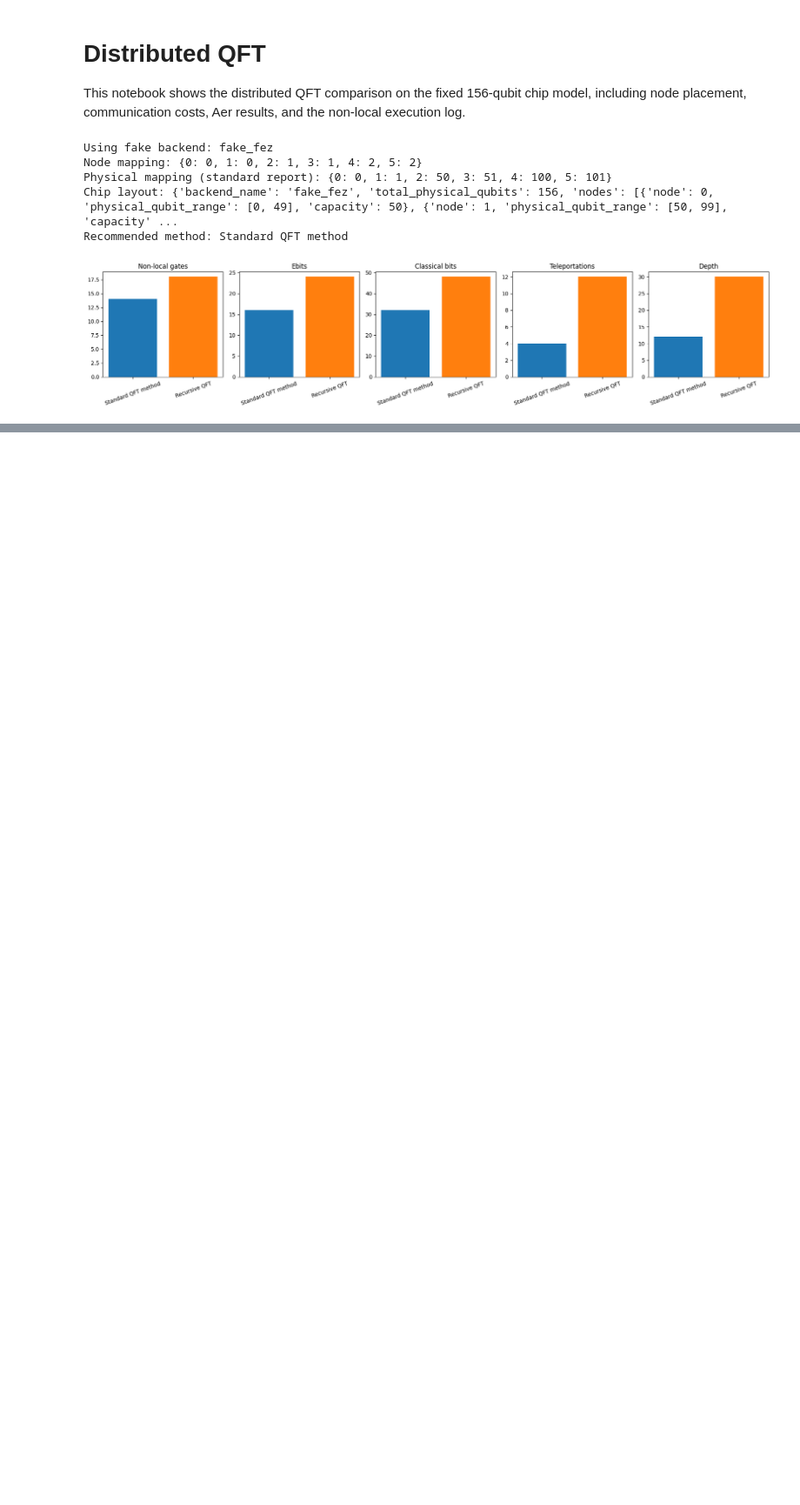
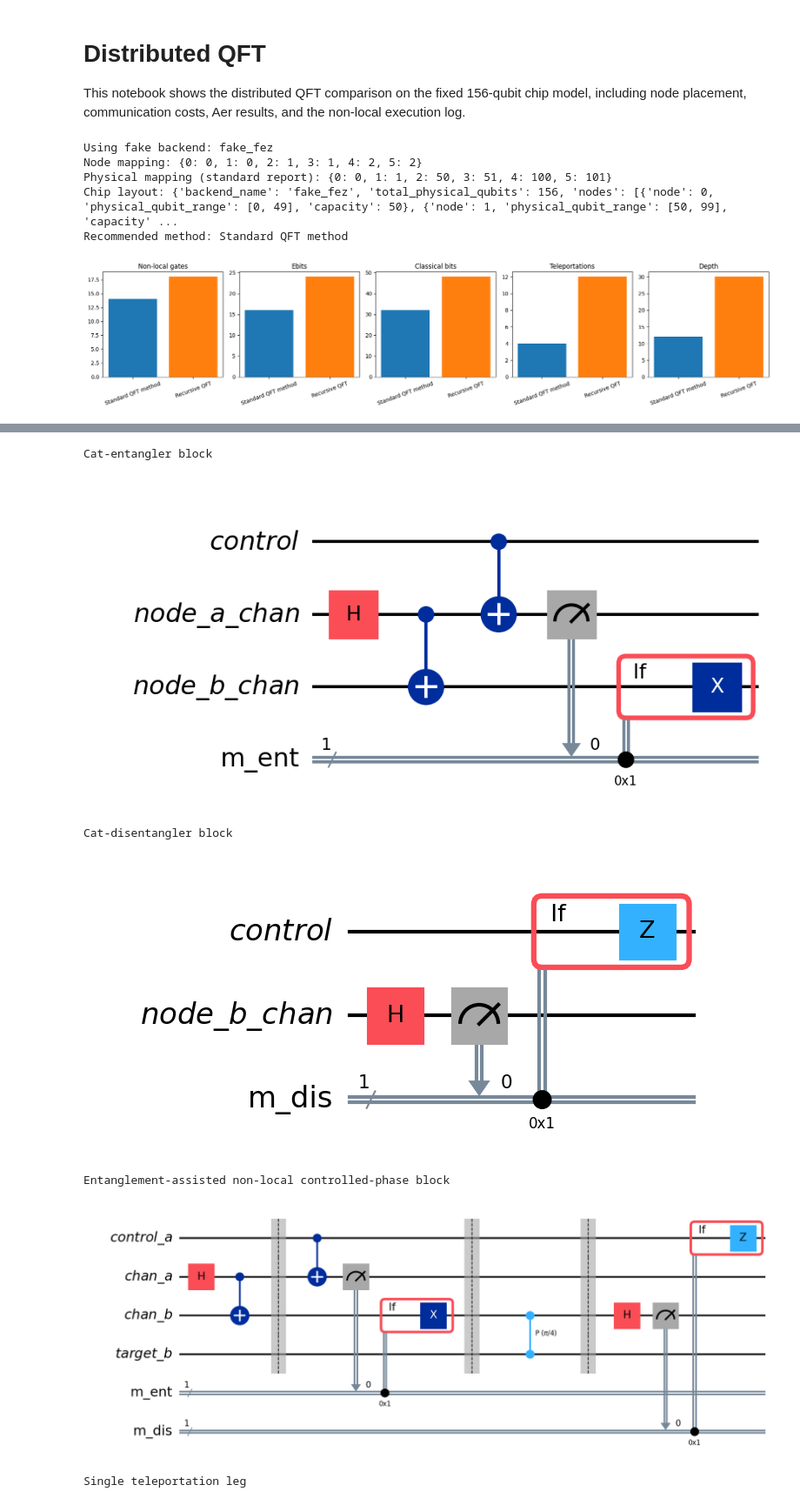
Before and after one commit to QuantumFourier/qft, a Jupyter notebook: distributed_qft/distributed_qft_notebook.ipynb, the cells around one changed output, grey strips where cells are left out. Shown at 87% size. Saved outputs shown, nothing was run; the diff lists cells and outputs as text; code cells hidden in the pictures; blank space fills up the shorter version.

Commit message:
non-local control and teleportation subcircuits added

```diff
--- a/distributed_qft/distributed_qft_notebook.ipynb
+++ b/distributed_qft/distributed_qft_notebook.ipynb
@@ -198,3 +207,17 @@ Non-local execution log for Standard QFT method:
   Step 30: cp on qubits [5, 0] across nodes [2, 0] -> Create a distributed control block from node 2 to node 0, then apply cp on the target node.
   Step 33: swap on qubits [1, 2] across nodes [0, 1] -> Implement swap between node 0 and node 1 using teleportation.
   Step 35: swap on qubits [3, 4] across nodes [1, 2] -> Implement swap between node 1 and node 2 using teleportation.
+# %%
+show_circuit(build_cat_entangler_block(), "Cat-entangler block")
+show_circuit(build_cat_disentangler_block(), "Cat-disentangler block")
+show_circuit(build_nonlocal_controlled_phase_demo(), "Entanglement-assisted non-local controlled-phase block")
+show_circuit(build_teleportation_leg_demo(), "Single teleportation leg")
+show_circuit(build_teleportation_swap_demo(), "Distributed swap built from teleportation")
+# %% [output]
+Cat-entangler block
+[figure, added]
+Cat-disentangler block
+[figure, added]
+Entanglement-assisted non-local controlled-phase block
+[figure, added]
+Single teleportation leg
```
Also changed, not shown: parts of 3 cells of this notebook, 2 other files.
